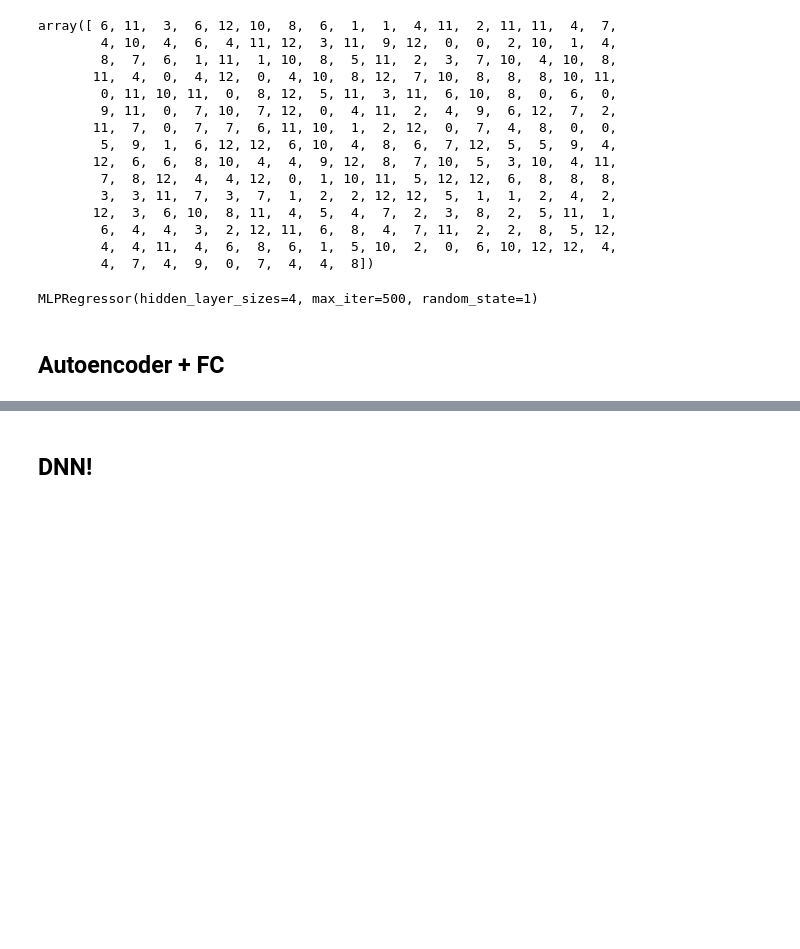
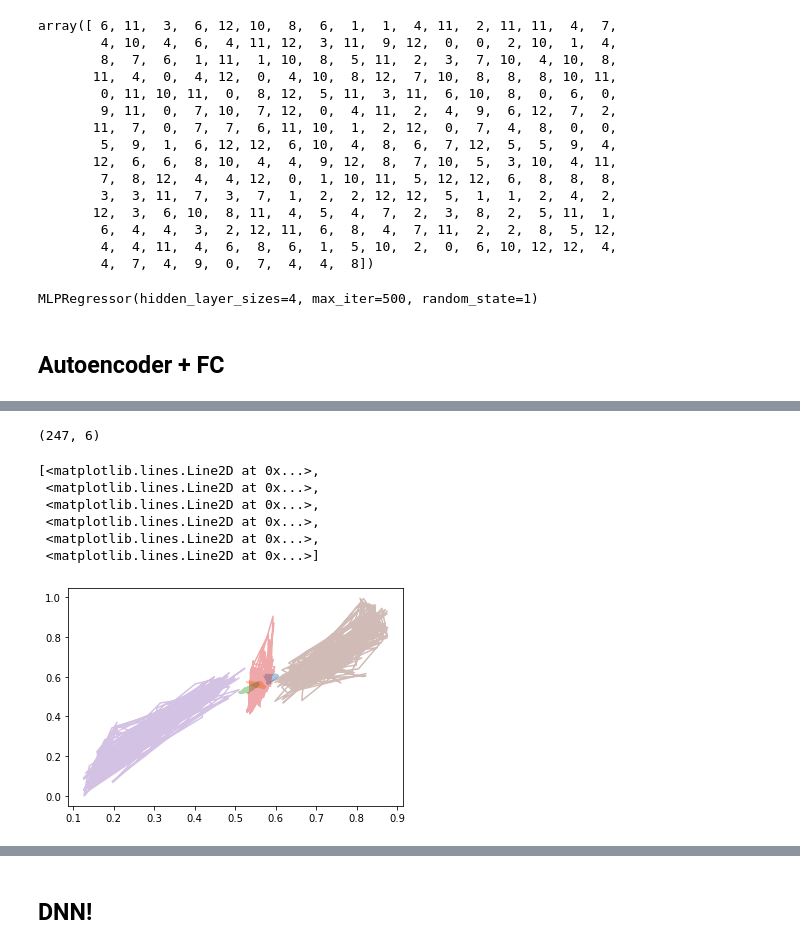
Before and after one commit to zdai257/DeepAOANet, a Jupyter notebook: R2deg.ipynb, the cells around one changed output, grey strips where cells are left out. Drawn from its saved outputs; the diff is of its cells as text; code cells hidden in the pictures; blank space fills up the shorter version.

Commit message:
Added vanilla autoencoder; Need data collection of R imag part

```diff
--- a/R2deg.ipynb
+++ b/R2deg.ipynb
@@ -281,0 +304,8 @@ MLPRegressor(hidden_layer_sizes=4, max_iter=500, random_state=1)
+# %%
+maxX = np.max(X_train_np)
+minX = np.min(X_train_np)
+maxy = np.max(y_train_np)
+miny = np.min(y_train_np)
+X_train_np_std = (X_train_np.astype("float32") - minX)/(maxX-minX)
+X_test_np_std = (X_test_np.astype("float32") - minX)/(maxX-minX)
+y_train_np_std = (y_train_np.astype("float32") - miny)/(maxy-miny)
@@ -281,0 +316,11 @@ MLPRegressor(hidden_layer_sizes=4, max_iter=500, random_state=1)
+# %%
+input_size = 6
+hidden_size = 4
+output_size = 6
+
+x = Input(shape=(input_size,))
+h = Dense(hidden_size, activation='relu')(x)
+r = Dense(output_size, activation='sigmoid')(h)
+
+autoencoder = Model(inputs=x, outputs=r)
+autoencoder.compile(optimizer='adam', loss='mse')
@@ -281,0 +334,5 @@ MLPRegressor(hidden_layer_sizes=4, max_iter=500, random_state=1)
+# %%
+epochs = 500
+batch_size = 200
+
+history = autoencoder.fit(X_train_np_std, X_train_np_std, batch_size=batch_size, epochs=epochs, verbose=1, validation_data=(X_test_np_std, X_test_np_std))
@@ -281,0 +357,16 @@ MLPRegressor(hidden_layer_sizes=4, max_iter=500, random_state=1)
+# %%
+pred_X_test = autoencoder.predict(X_test)
+# %%
+pred_X_test.shape
+# %% [output]
+(247, 6)
+# %%
+plt.plot(pred_X_test, X_test_np_std, alpha=.4)
+# %% [output]
+[<matplotlib.lines.Line2D at 0x...>,
+ <matplotlib.lines.Line2D at 0x...>,
+ <matplotlib.lines.Line2D at 0x...>,
+ <matplotlib.lines.Line2D at 0x...>,
+ <matplotlib.lines.Line2D at 0x...>,
+ <matplotlib.lines.Line2D at 0x...>]
+[figure, added]
```
Also changed, not shown: parts of 8 cells of this notebook.
